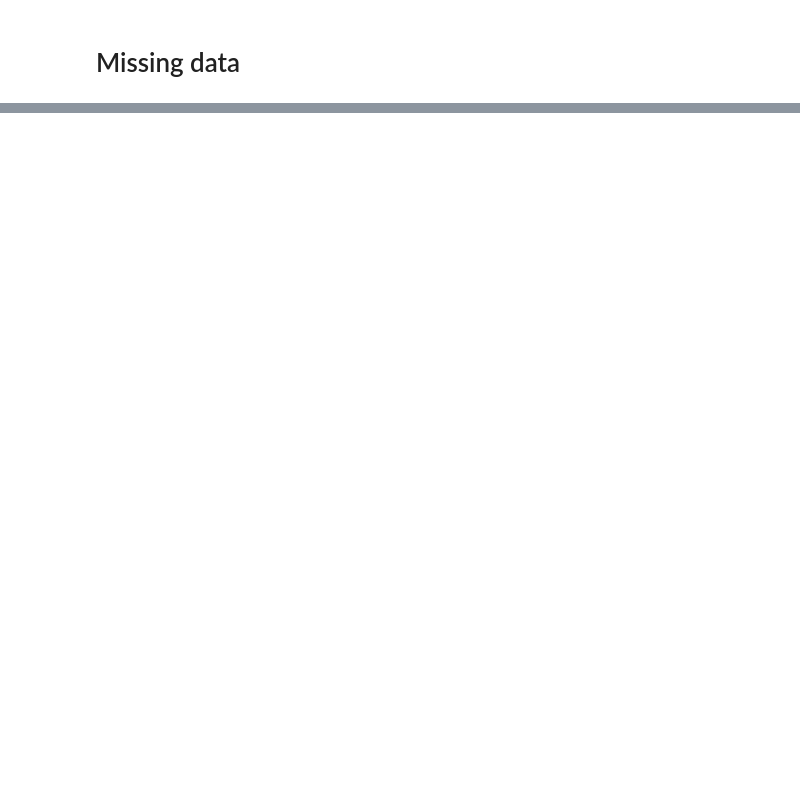
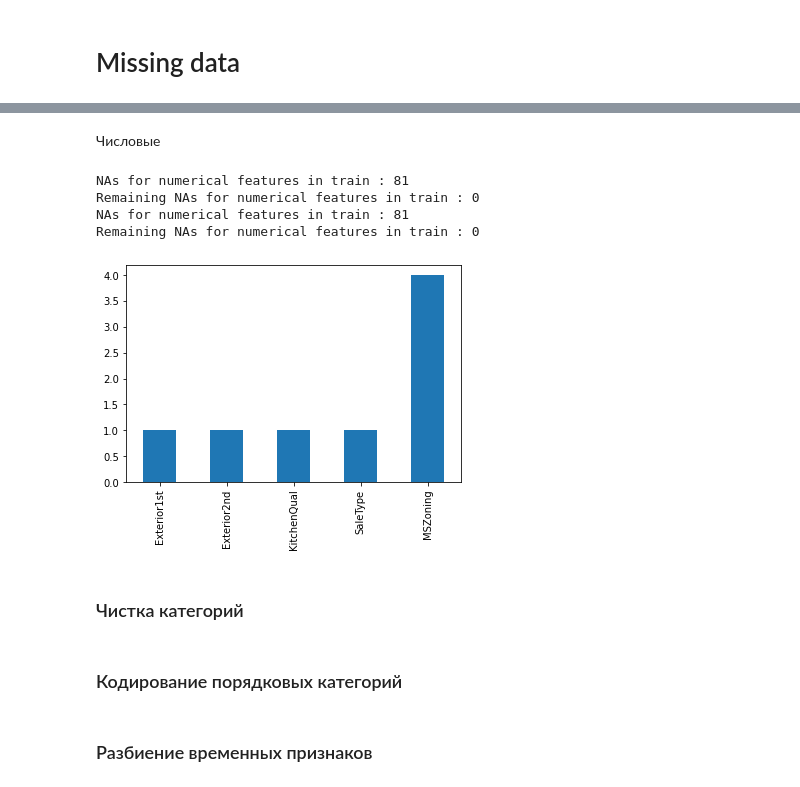
Before and after one commit to mrajart/HousePrices, a Jupyter notebook: 2-Data Cleaning.ipynb, the cells around one changed output, grey strips where cells are left out. Cells and saved outputs as stored; diff of their text form; code cells hidden in the pictures; blank space fills up the shorter version.

```diff
--- a/2-Data Cleaning.ipynb
+++ b/2-Data Cleaning.ipynb
@@ -49,0 +334,2 @@ data.plot.scatter(x=var, y='SalePrice', ylim=(0,800000));
+# %%
+train_transform = drop_outliers(train_transform)
@@ -49,0 +354,16 @@ data.plot.scatter(x=var, y='SalePrice', ylim=(0,800000));
+# %%
+train_transform = recodeMissing(train_transform)
+test_transform = recodeMissing(test_transform)
+# %% [markdown]
+Числовые
+# %%
+numerical_features = train_transform.select_dtypes(exclude = ["object"]).columns
+numerical_features = numerical_features.drop("SalePrice")
+# %%
+train_transform = fillna_median(train_transform, numerical_features)
+test_transform = fillna_median(test_transform, numerical_features)
+# %% [output]
+NAs for numerical features in train : 81
+Remaining NAs for numerical features in train : 0
+NAs for numerical features in train : 81
+Remaining NAs for numerical features in train : 0
@@ -49,0 +372,6 @@ data.plot.scatter(x=var, y='SalePrice', ylim=(0,800000));
+# %%
+missing_data_chart(test_transform)
+# %% [output]
+[figure, added]
+# %% [markdown]
+### Чистка категорий
@@ -49,0 +381,2 @@ data.plot.scatter(x=var, y='SalePrice', ylim=(0,800000));
+# %% [markdown]
+### Кодирование порядковых категорий
@@ -49,0 +390,2 @@ data.plot.scatter(x=var, y='SalePrice', ylim=(0,800000));
+# %% [markdown]
+### Разбиение временных признаков
```
Also changed, not shown: parts of 76 cells of this notebook, 3 other files.
